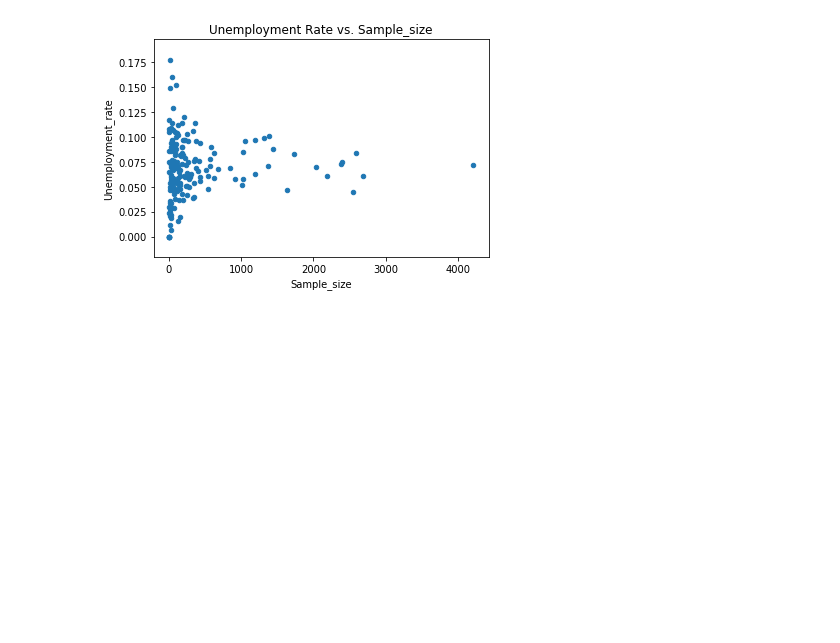
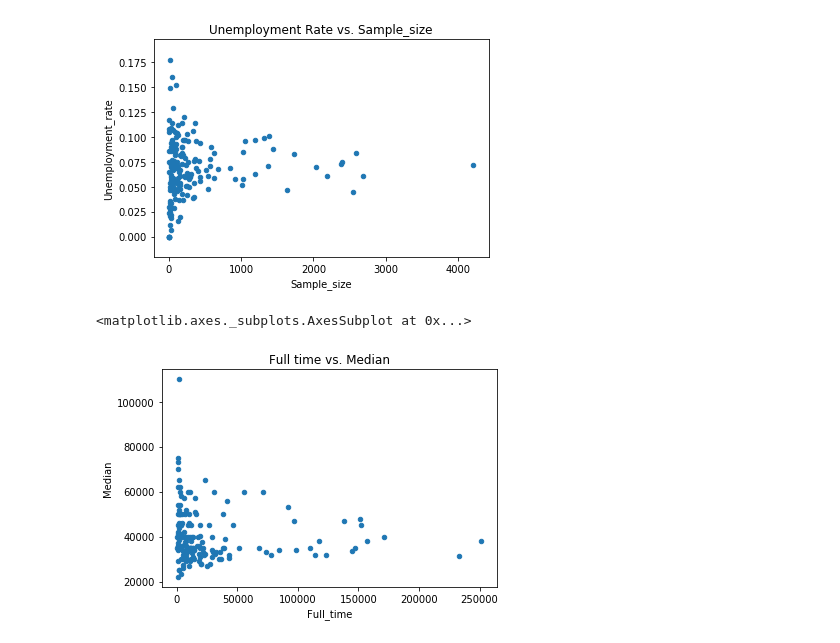
Before and after one commit to ipshitaRB/Android_Me, a Jupyter notebook: Visualize_earnings_based_on_college_majors.ipynb, the cells around one changed output. Cells and saved outputs as stored; diff of their text form; code cells hidden in the pictures; blank space fills up the shorter version.

```diff
--- a/Visualize_earnings_based_on_college_majors.ipynb
+++ b/Visualize_earnings_based_on_college_majors.ipynb
@@ -151,3 +155,8 @@ recent_grads.plot(x='Sample_size', y='Unemployment_rate', kind='scatter', title=
 # %% [output]
 <matplotlib.axes._subplots.AxesSubplot at 0x...>
 [figure]
+# %%
+recent_grads.plot(x='Full_time', y='Median', kind='scatter', title='Full time vs. Median')
+# %% [output]
+<matplotlib.axes._subplots.AxesSubplot at 0x...>
+[figure, added]
```
Also changed, not shown: parts of 15 cells of this notebook.
